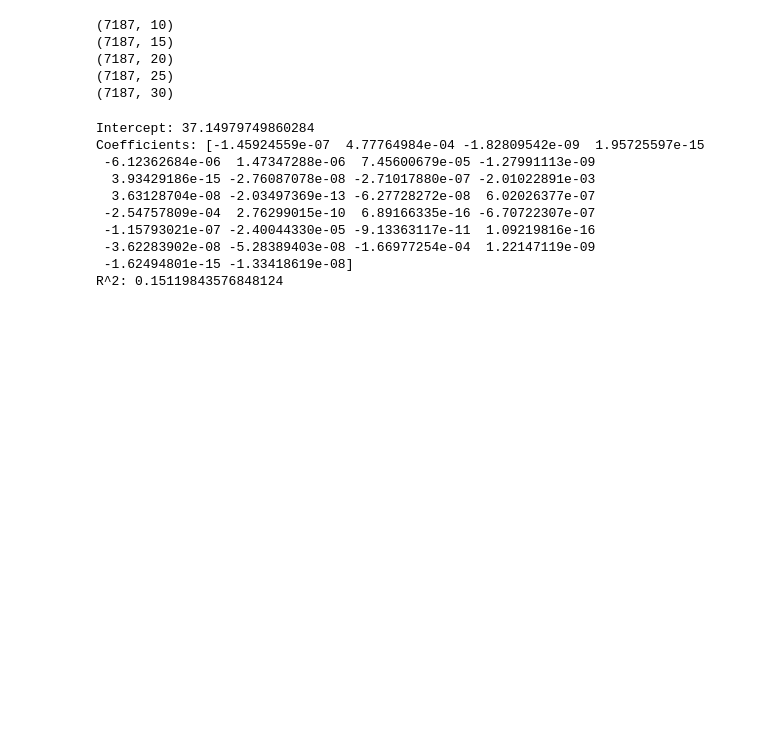
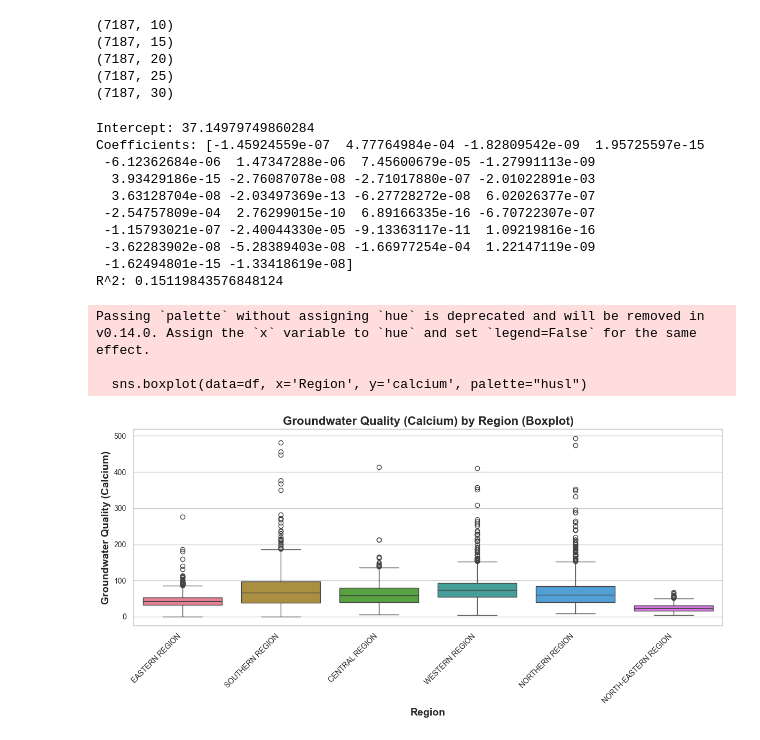
Before and after one commit to baljyot25/India-groundwater-economic-analysis, a Jupyter notebook: Final_codes/Q7.ipynb, the cells around one changed output. Saved outputs shown, nothing was run; the diff lists cells and outputs as text; code cells hidden in the pictures; blank space fills up the shorter version.

```diff
--- a/Final_codes/Q7.ipynb
+++ b/Final_codes/Q7.ipynb
@@ -121,3 +121,25 @@ Coefficients: [-1.45924559e-07  4.77764984e-04 -1.82809542e-09  1.95725597e-15
  -3.62283902e-08 -5.28389403e-08 -1.66977254e-04  1.22147119e-09
  -1.62494801e-15 -1.33418619e-08]
 R^2: 0.15119843576848124
+# %%
+import matplotlib.pyplot as plt
+import seaborn as sns
+
+# Set style
+sns.set(style="whitegrid")
+
+# Create the boxplot
+plt.figure(figsize=(12, 6))
+sns.boxplot(data=df, x='Region', y='calcium', palette="husl")
+plt.xlabel('Region', fontsize=14, fontweight='bold')
+plt.ylabel('Groundwater Quality (Calcium)', fontsize=14, fontweight='bold')
+plt.title('Groundwater Quality (Calcium) by Region (Boxplot)', fontsize=16, fontweight='bold')
+plt.xticks(rotation=45, ha='right', fontsize=10)
+plt.yticks(fontsize=10)
+plt.tight_layout()
+plt.show()
+# %% [output]
+Passing `palette` without assigning `hue` is deprecated and will be removed in v0.14.0. Assign the `x` variable to `hue` and set `legend=False` for the same effect.
+
+  sns.boxplot(data=df, x='Region', y='calcium', palette="husl")
+[figure, added]
```
Also changed, not shown: parts of 1 cell of this notebook, 3 other files.
